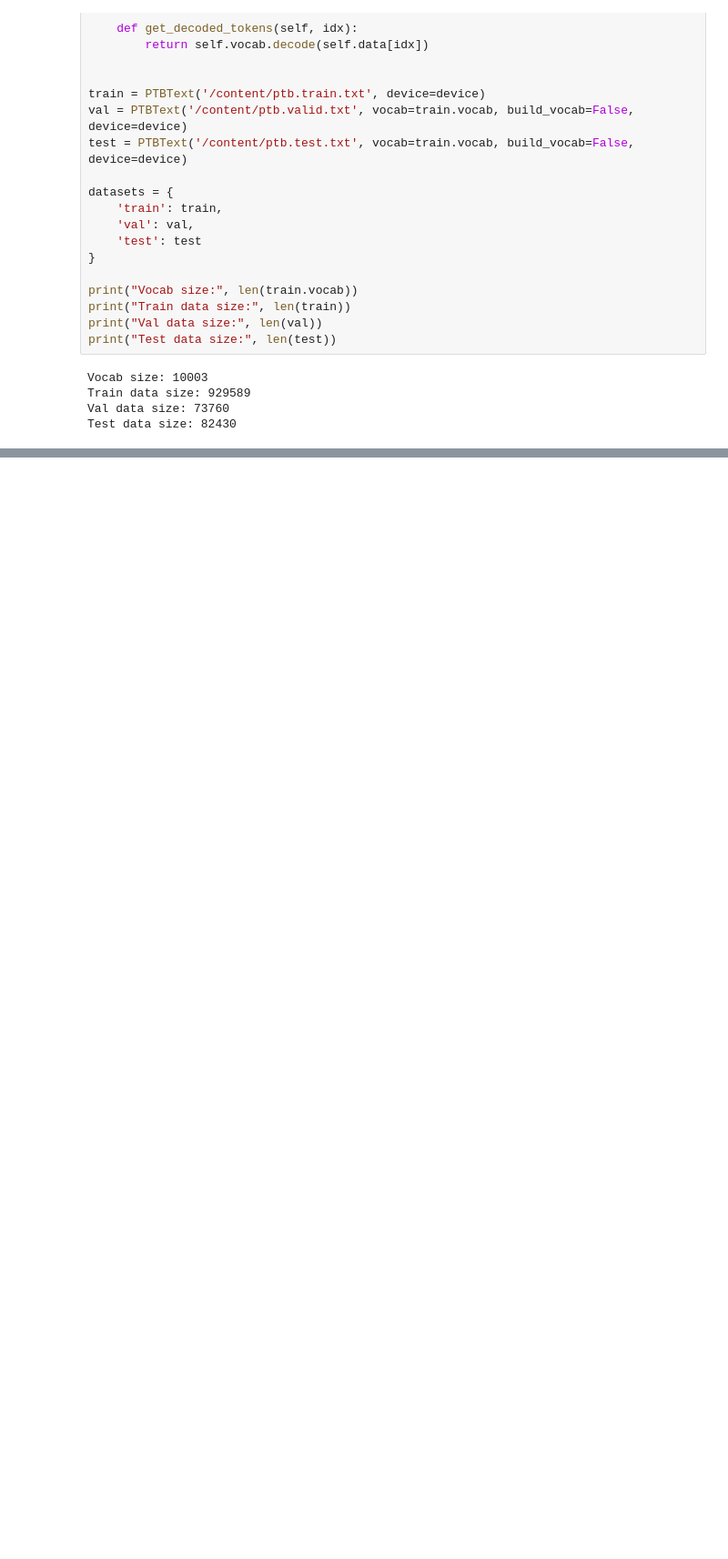
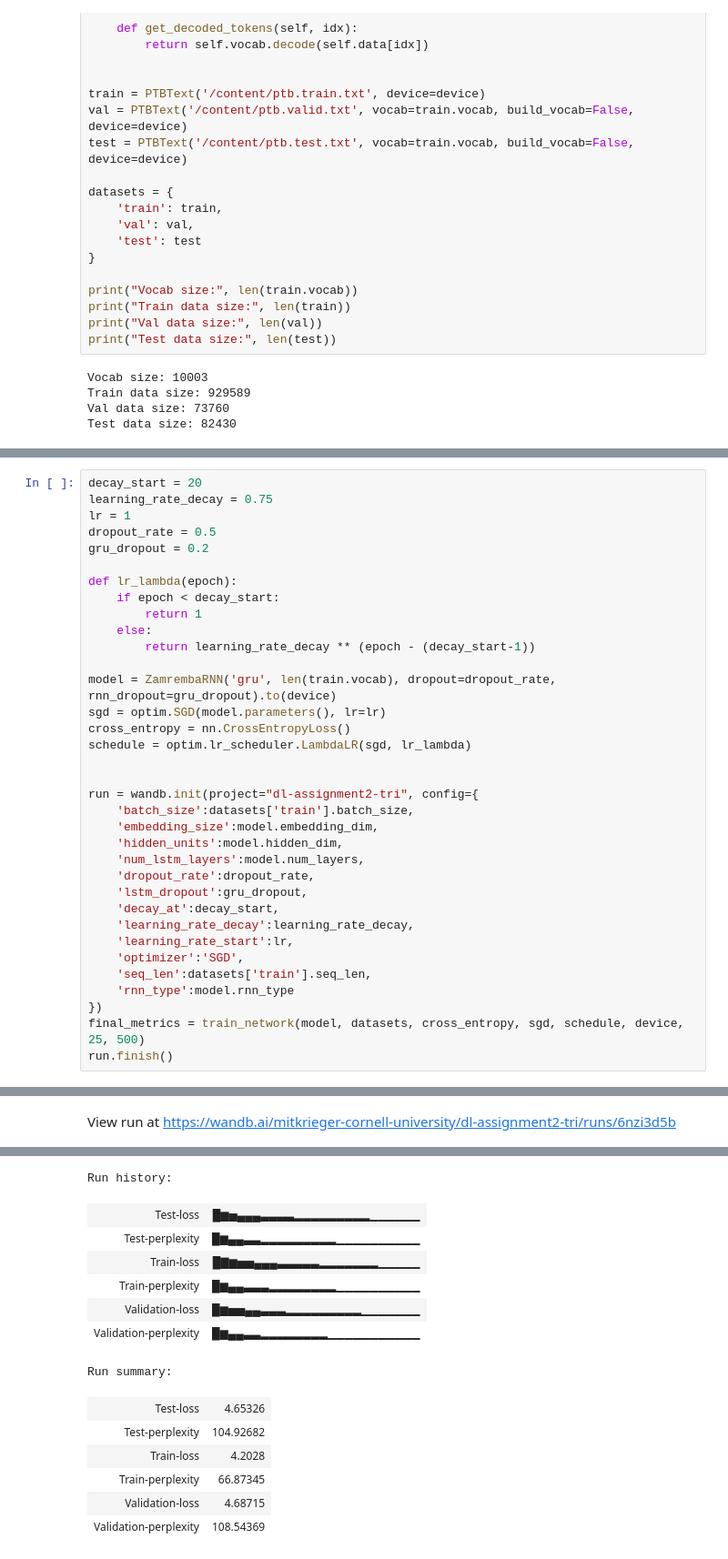
Before and after one commit to mitkrieg/dl-assignment-2, a Jupyter notebook: assignment2_practical.ipynb, the cells around one changed output, grey strips where cells are left out. Shown: that part at 91% size. Drawn from its saved outputs; the diff is of its cells as text; blank space fills up the shorter version.

```diff
--- a/assignment2_practical.ipynb
+++ b/assignment2_practical.ipynb
@@ -316,0 +530,36 @@ len(train.vocab)
+# %%
+decay_start = 20
+learning_rate_decay = 0.75
+lr = 1
+dropout_rate = 0.5
+gru_dropout = 0.2
+
+def lr_lambda(epoch):
+    if epoch < decay_start:
+        return 1
+    else:
+        return learning_rate_decay ** (epoch - (decay_start-1))
+
+model = ZamrembaRNN('gru', len(train.vocab), dropout=dropout_rate, rnn_dropout=gru_dropout).to(device)
+sgd = optim.SGD(model.parameters(), lr=lr)
+cross_entropy = nn.CrossEntropyLoss()
+schedule = optim.lr_scheduler.LambdaLR(sgd, lr_lambda)
+
+
+run = wandb.init(project="dl-assignment2-tri", config={
+    'batch_size':datasets['train'].batch_size,
+    'embedding_size':model.embedding_dim,
+    'hidden_units':model.hidden_dim,
+    'num_lstm_layers':model.num_layers,
+    'dropout_rate':dropout_rate,
+    'lstm_dropout':gru_dropout,
+    'decay_at':decay_start,
+    'learning_rate_decay':learning_rate_decay,
+    'learning_rate_start':lr,
+    'optimizer':'SGD',
+    'seq_len':datasets['train'].seq_len,
+    'rnn_type':model.rnn_type
+})
+final_metrics = train_network(model, datasets, cross_entropy, sgd, schedule, device, 25, 500)
+run.finish()
+# %% [output]
@@ -316,0 +570 @@ len(train.vocab)
+View run at https://wandb.ai/mitkrieger-cornell-university/dl-assignment2-tri/runs/6nzi3d5b
@@ -316,0 +588,14 @@ len(train.vocab)
+Run history:
+| Test-loss | █▆▅▄▄▄▃▃▃▃▂▂▂▂▂▂▂▂▂▁▁▁▁▁▁ |
+| Test-perplexity | █▆▄▄▃▃▂▂▂▂▂▂▂▂▂▁▁▁▁▁▁▁▁▁▁ |
+| Train-loss | █▇▆▅▅▄▄▄▃▃▃▃▃▂▂▂▂▂▂▂▁▁▁▁▁ |
+| Train-perplexity | █▆▄▄▃▃▃▂▂▂▂▂▂▂▂▁▁▁▁▁▁▁▁▁▁ |
+| Validation-loss | █▆▅▅▄▄▃▃▃▂▂▂▂▂▂▂▂▂▁▁▁▁▁▁▁ |
+| Validation-perplexity | █▆▄▄▃▃▂▂▂▂▂▂▂▂▁▁▁▁▁▁▁▁▁▁▁ |
+Run summary:
+| Test-loss | 4.65326 |
+| Test-perplexity | 104.92682 |
+| Train-loss | 4.2028 |
+| Train-perplexity | 66.87345 |
+| Validation-loss | 4.68715 |
+| Validation-perplexity | 108.54369 |
```
Also changed, not shown: parts of 22 cells of this notebook.
